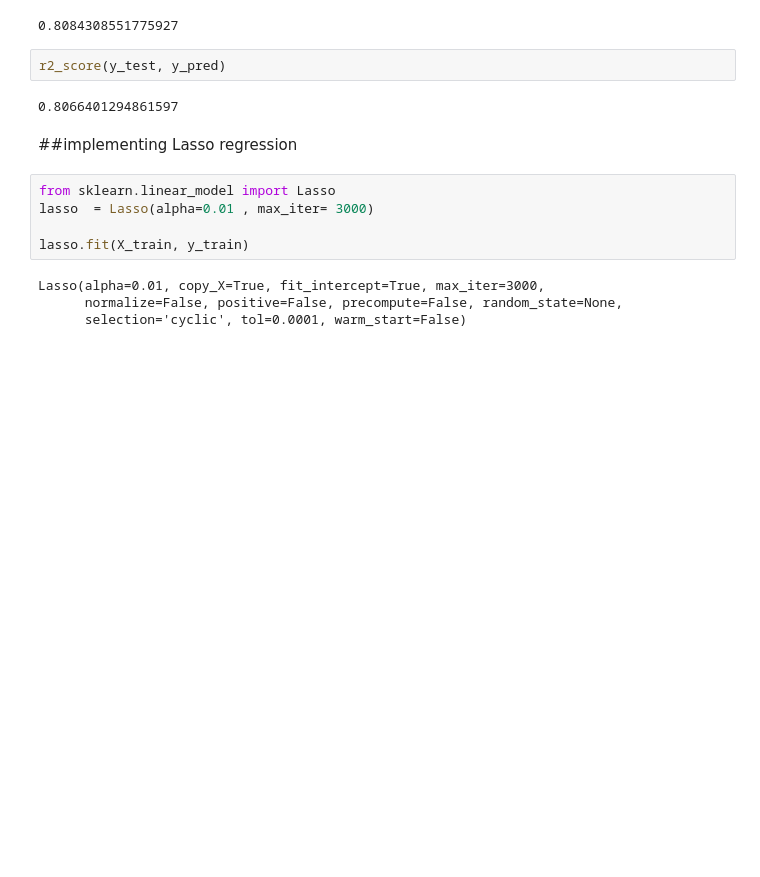
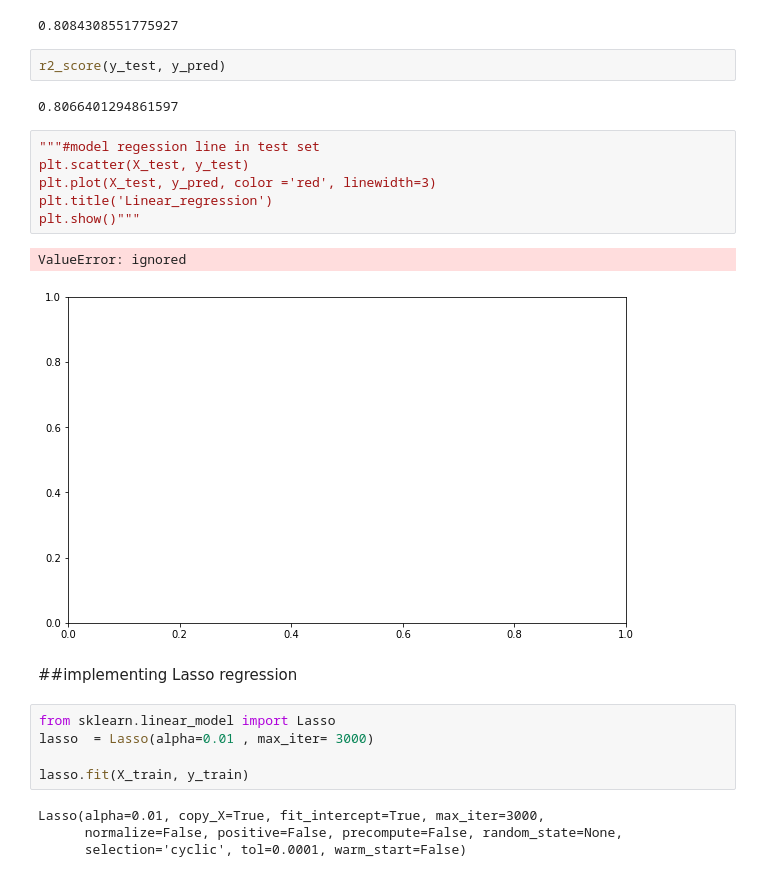
Before and after one commit to Kunaltembhare003/NYC-taxi-trip-time-Prediction, a Jupyter notebook: NYC_Taxi_Trip_Time_Prediction_Capstone_Project.ipynb, the cells around one changed output. Cells and saved outputs as stored; diff of their text form; blank space fills up the shorter version.

```diff
--- a/NYC_Taxi_Trip_Time_Prediction_Capstone_Project.ipynb
+++ b/NYC_Taxi_Trip_Time_Prediction_Capstone_Project.ipynb
@@ -779,6 +779,15 @@ r2_score(y_train, y_pred_train)
 r2_score(y_test, y_pred)
 # %% [output]
 0.8066401294861597
+# %%
+"""#model regession line in test set
+plt.scatter(X_test, y_test)
+plt.plot(X_test, y_pred, color ='red', linewidth=3)
+plt.title('Linear_regression')
+plt.show()"""
+# %% [output]
+ValueError: ignored
+[figure, added]
 # %% [markdown]
 ##implementing Lasso regression
 # %%
```
Also changed, not shown: parts of 24 cells of this notebook.
